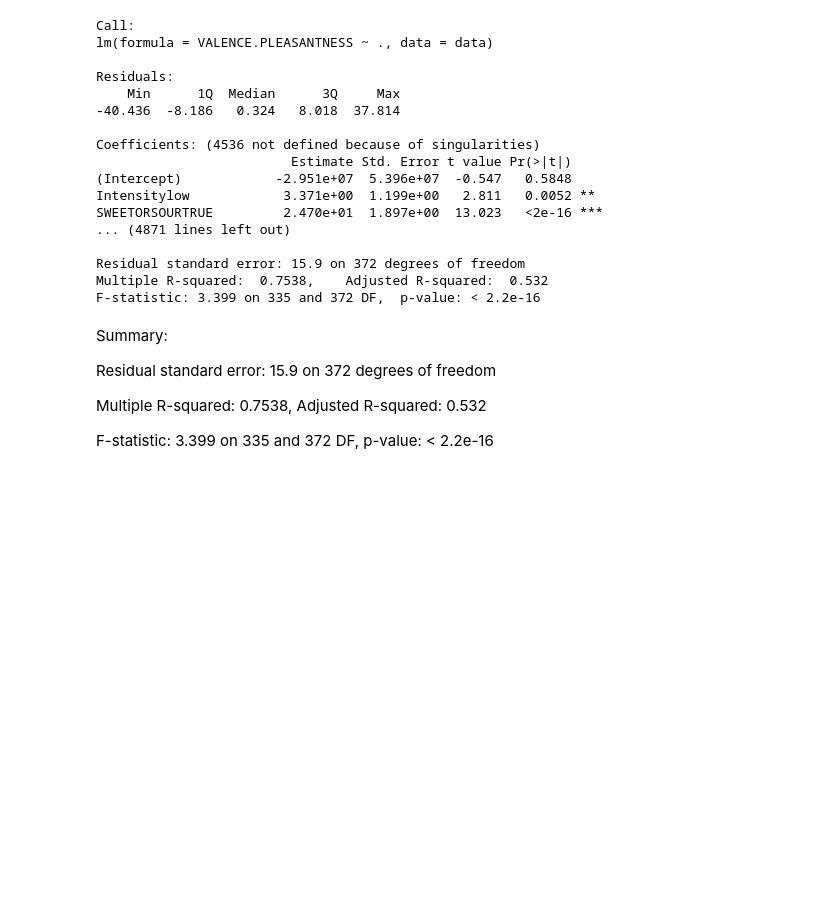
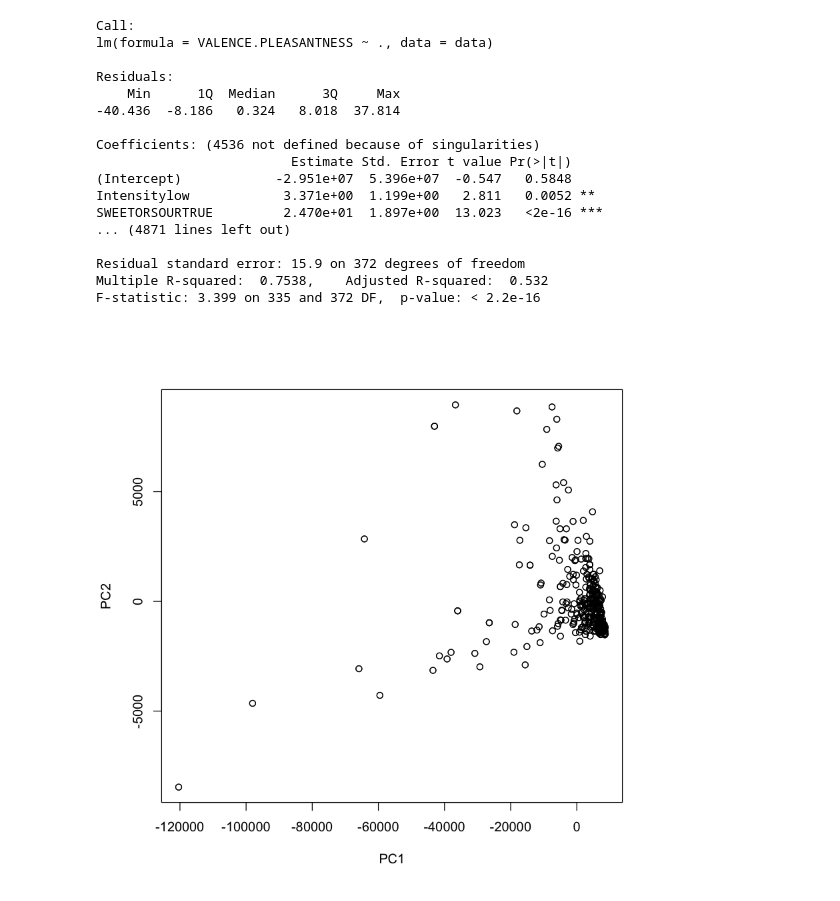
Before and after one commit to ghaeflig/Miniproject-Bio-322, a Jupyter notebook: src/Exploration.ipynb, the cells around one changed output. Drawn from its saved outputs; the diff is of its cells as text; code cells hidden in the pictures; blank space fills up the shorter version.

```diff
--- a/src/Exploration.ipynb
+++ b/src/Exploration.ipynb
@@ -163,11 +180,20 @@ F-statistic: 3.399 on 335 and 372 DF,  p-value: < 2.2e-16
 #il y a bcp de NA dans les betas, est ce qu'il y a un moyen d'enlever les predictors dont le beta est NA pour avoir des données moins grandes ??
 #summary(fit)$
         #les NA sont du a une grande colinearité entre prédicteurs, il faut tenter de voir les prédicteurs correlés
-# %% [markdown]
-Summary:
-
-Residual standard error: 15.9 on 372 degrees of freedom
-
-Multiple R-squared:  0.7538,	Adjusted R-squared:  0.532
-
-F-statistic: 3.399 on 335 and 372 DF,  p-value: < 2.2e-16
+# %%
+#PCA
+
+datax<-data[,-which(names(data) %in% c("VALENCE.PLEASANTNESS"))]
+datax <- model.matrix(~.-1, datax)
+#data.sc <- scale(datax)
+#data.sc <- data.sc[,cols = names(data.sc[, sapply(data.sc, function(v) var(v) != 0)])]
+#Error : indice logique trop long
+pca <- prcomp(datax, scale = F)
+#Avec scale = T, ne compile pas, j'ai essayé d'arranger le truc en enlevant les colonnes de variance 0 mais ne compile pas non plus
+plot(pca$x[,1:2])
+#biplot(pca, col = c('gray', 'red'), scale = 0)
+#biplot fait bcp de warning et très long à compiler, j'ai stop avant d'avoir vu output et je pense qu'on verrai rien
+
+#--> Jsp si on peut dire quelque chose d'une PCA non scale mais on voit un gros cluster
+# %% [output]
+[figure, added]
```
Also changed, not shown: parts of 1 cell of this notebook, 2 other files.
